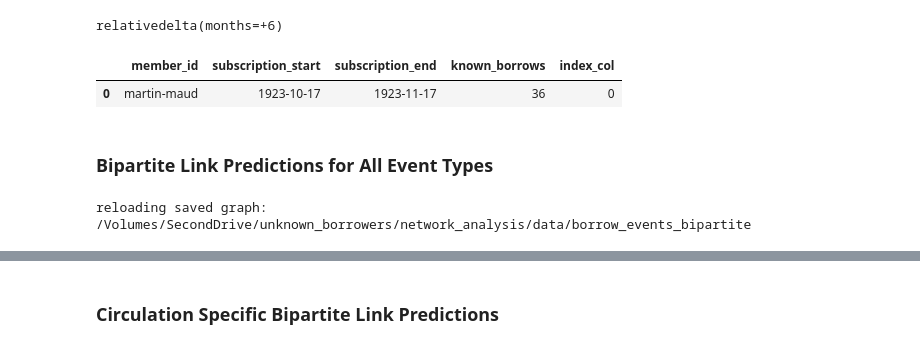
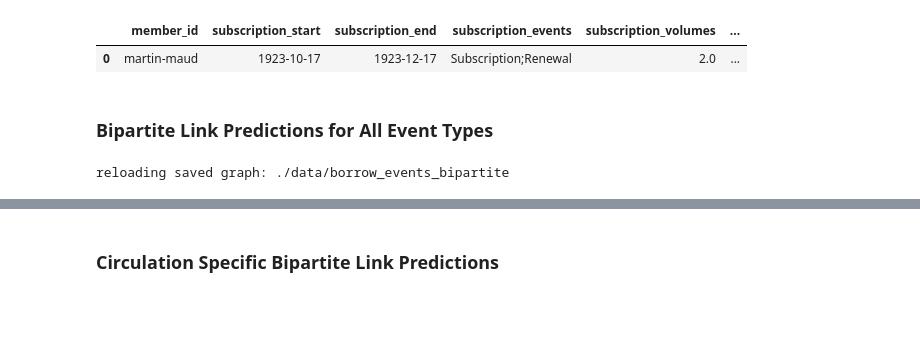
Before and after one commit to ZoeLeBlanc/unknown_borrowers, a Jupyter notebook: network_analysis/BipartiteLinkPrediction.ipynb, the cells around one changed output, grey strips where cells are left out. Saved outputs shown, nothing was run; the diff lists cells and outputs as text; code cells hidden in the pictures; blank space fills up the shorter version.

Commit message:
updates to network analysis

```diff
--- a/network_analysis/BipartiteLinkPrediction.ipynb
+++ b/network_analysis/BipartiteLinkPrediction.ipynb
@@ -31,20 +29,13 @@ from network_analysis.create_networks import *
 from network_analysis.read_write_networks import *
 from network_analysis.link_prediction import *
 members_df, books_df, borrow_events, events_df = get_updated_shxco_data(get_subscription=False)
-# %%
-from dateutil.relativedelta import relativedelta
-
-sixmonths = relativedelta(months=6)
-sixmonths
-# %% [output]
-relativedelta(months=+6)
 # %%
-partial_df = pd.read_csv('../dataset_generator/data/partial_borrowers.csv')
+partial_df = pd.read_csv('../dataset_generator/data/partial_borrowers_collapsed.csv')
 partial_df['index_col'] = partial_df.index
 partial_df[0:1]
 # %% [output]
-|  | member_id | subscription_start | subscription_end | known_borrows | index_col |
-| 0 | martin-maud | 1923-10-17 | 1923-11-17 | 36 | 0 |
+|  | member_id | subscription_start | subscription_end | subscription_events | subscription_volumes | ... |
+| 0 | martin-maud | 1923-10-17 | 1923-12-17 | Subscription;Renewal | 2.0 | ... |
 # %%
 partial_members = ['raphael-france', 'hemingway',
                        'colens', 'kittredge-eleanor-hayden']
@@ -76,9 +67,9 @@ link_metrics = ['HITS', 'CoHITS', 'BiRank', 'BGRM']
 
 
 all_borrows_bipartite_graph, all_borrows_bipartite_nodelist, all_borrows_bipartite_edgelist, all_borrows_members, all_borrows_books = check_reload_build_bipartite_graphs(
-    all_borrows_grouped, member_attrs, book_attrs, edge_attrs, should_process, write_to_file, '/Volumes/SecondDrive/unknown_borrowers/network_analysis/data/borrow_events_bipartite', sk_metrics, link_metrics, members_df, books_df)
+    all_borrows_grouped, member_attrs, book_attrs, edge_attrs, should_process, write_to_file, './data/borrow_events_bipartite', sk_metrics, link_metrics, members_df, books_df)
 # %% [output]
-reloading saved graph: /Volumes/SecondDrive/unknown_borrowers/network_analysis/data/borrow_events_bipartite
+reloading saved graph: ./data/borrow_events_bipartite
 # %%
 # Remove disconnected components
 remove = all_borrows_bipartite_nodelist[all_borrows_bipartite_nodelist.component != 0 ].uri.tolist()
```
Also changed, not shown: parts of 24 cells of this notebook, 4 other files.
